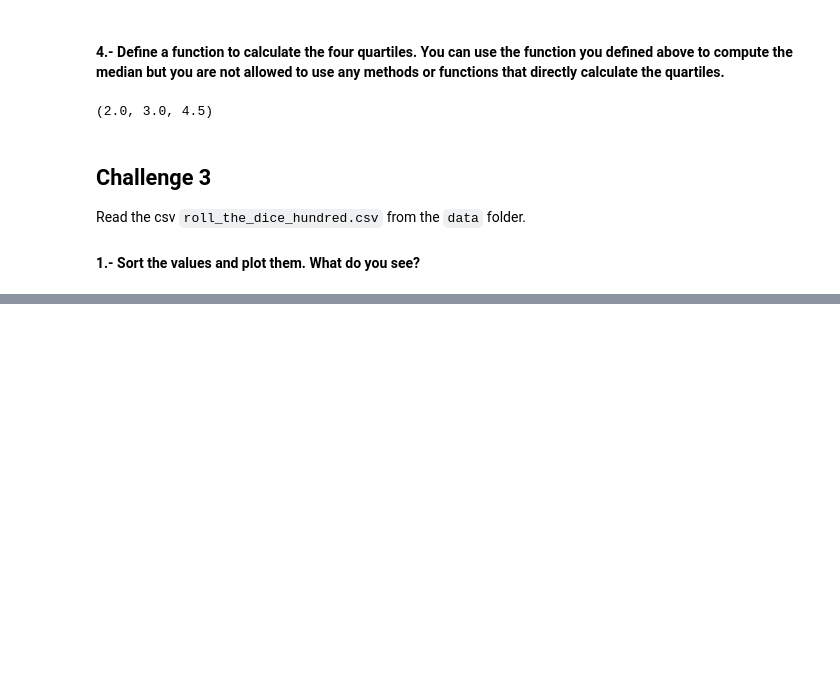
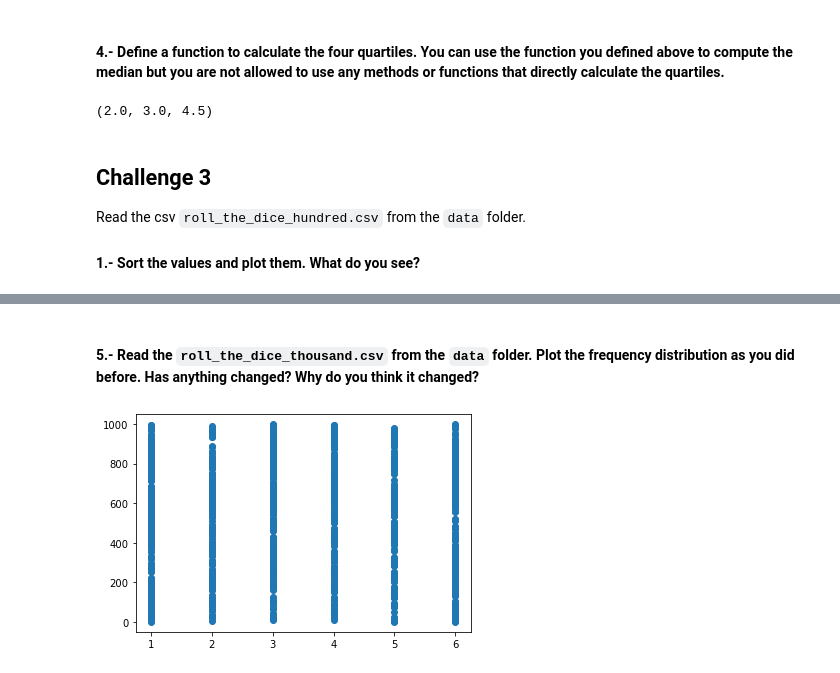
Before and after one commit to ivanrepi/dataptmad1121_labs, a Jupyter notebook: module-2/understanding-descriptive-stats/your-code/main.ipynb, the cells around one changed output, grey strips where cells are left out. Saved outputs shown, nothing was run; the diff lists cells and outputs as text; code cells hidden in the pictures; blank space fills up the shorter version.

```diff
--- a/module-2/understanding-descriptive-stats/your-code/main.ipynb
+++ b/module-2/understanding-descriptive-stats/your-code/main.ipynb
@@ -125,0 +153,7 @@ Read the csv `roll_the_dice_hundred.csv` from the `data` folder.
+# %% [markdown]
+#### 5.- Read the `roll_the_dice_thousand.csv` from the `data` folder. Plot the frequency distribution as you did before. Has anything changed? Why do you think it changed?
+# %%
+df3=pd.read_csv('../data/roll_the_dice_thousand.csv')
+plt.plot(df3['value'],df3['roll'],'o');
+# %% [output]
+[figure, added]
```
Also changed, not shown: parts of 71 cells of this notebook.
